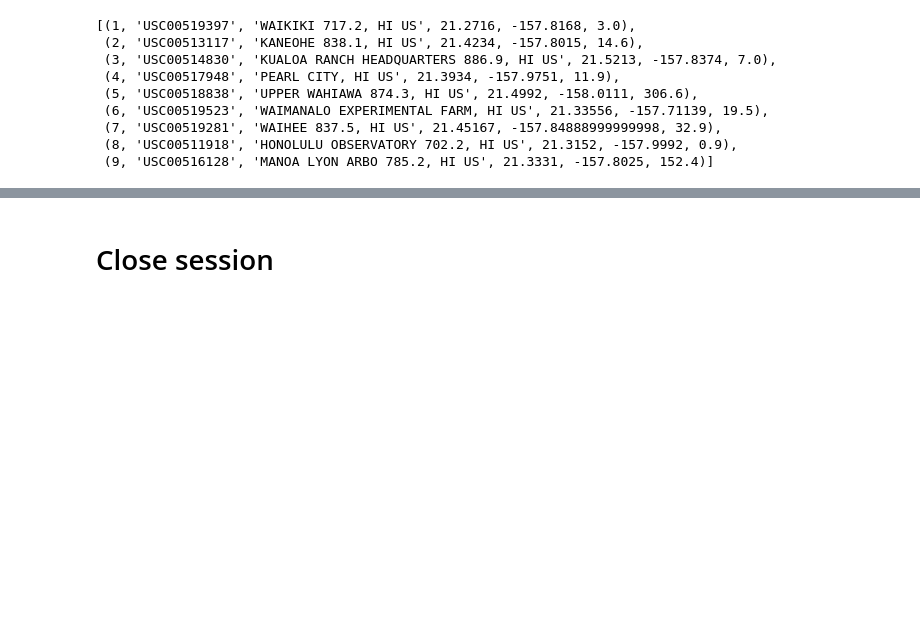
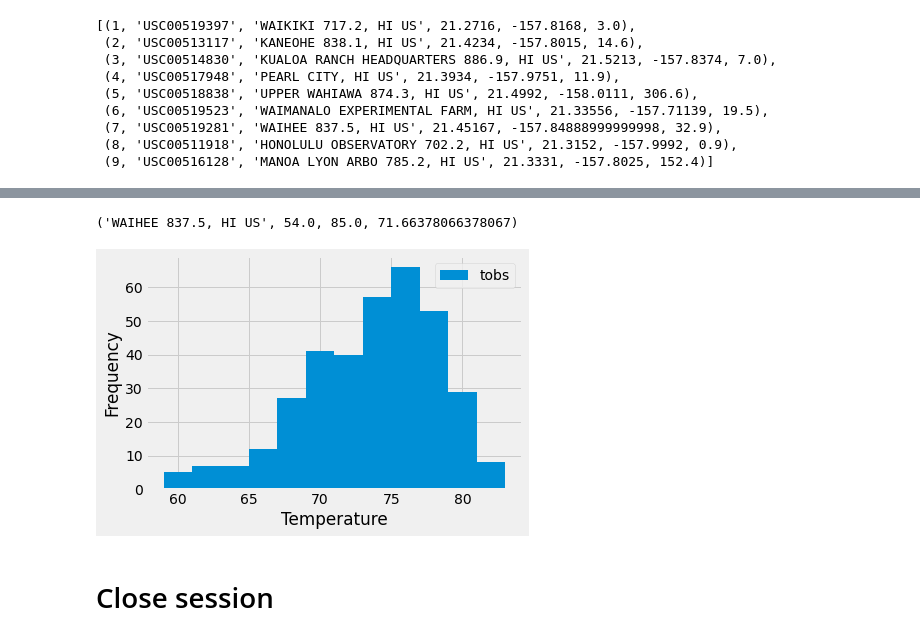
Before and after one commit to robertfben/sqlalchemy-challenge, a Jupyter notebook: climate_starter.ipynb, the cells around one changed output, grey strips where cells are left out. Cells and saved outputs as stored; diff of their text form; code cells hidden in the pictures; blank space fills up the shorter version.

```diff
--- a/climate_starter.ipynb
+++ b/climate_starter.ipynb
@@ -108,8 +158,35 @@ numberOfStations = session.execute("SELECT COUNT(*) FROM station;")
 # %%
 # Using the most active station id from the previous query, calculate the lowest, highest, and average temperature.
+WaiheeStationTemps = session.execute("SELECT s.name, MIN(m.tobs), MAX(m.tobs), AVG(m.tobs) \
+                                     FROM Measurement AS 'm' \
+                                     JOIN Station AS 's' \
+                                     ON m.station = s.station \
+                                     WHERE s.id = 7;")
+
+for record in WaiheeStationTemps:
+    print(record)
+# %% [output]
+('WAIHEE 837.5, HI US', 54.0, 85.0, 71.66378066378067)
 # %%
 # Using the most active station id
 # Query the last 12 months of temperature observation data for this station and plot the results as a histogram
+
+# Finding most recent Waihee date
+Waihee_Past_12_Months = engine.execute("SELECT Measurement.station, Measurement.tobs FROM Measurement \
+                                        JOIN Station \
+                                        ON Measurement.station = Station.station \
+                                        WHERE Station.id = 7 \
+                                        AND Measurement.date between '2016-08-23' AND '2017-08-23'; ").fetchall()
+
+# Convert to Data Frame
+WaiheeDF = pd.DataFrame(Waihee_Past_12_Months)
+
+# plot histogram
+WaiheeDF.plot(kind='hist',bins=12)
+plt.xlabel('Temperature')
+plt.show()
+# %% [output]
+[figure, added]
 # %% [markdown]
 # Close session
 # %%
```
Also changed, not shown: parts of 8 cells of this notebook, 1 other file.
